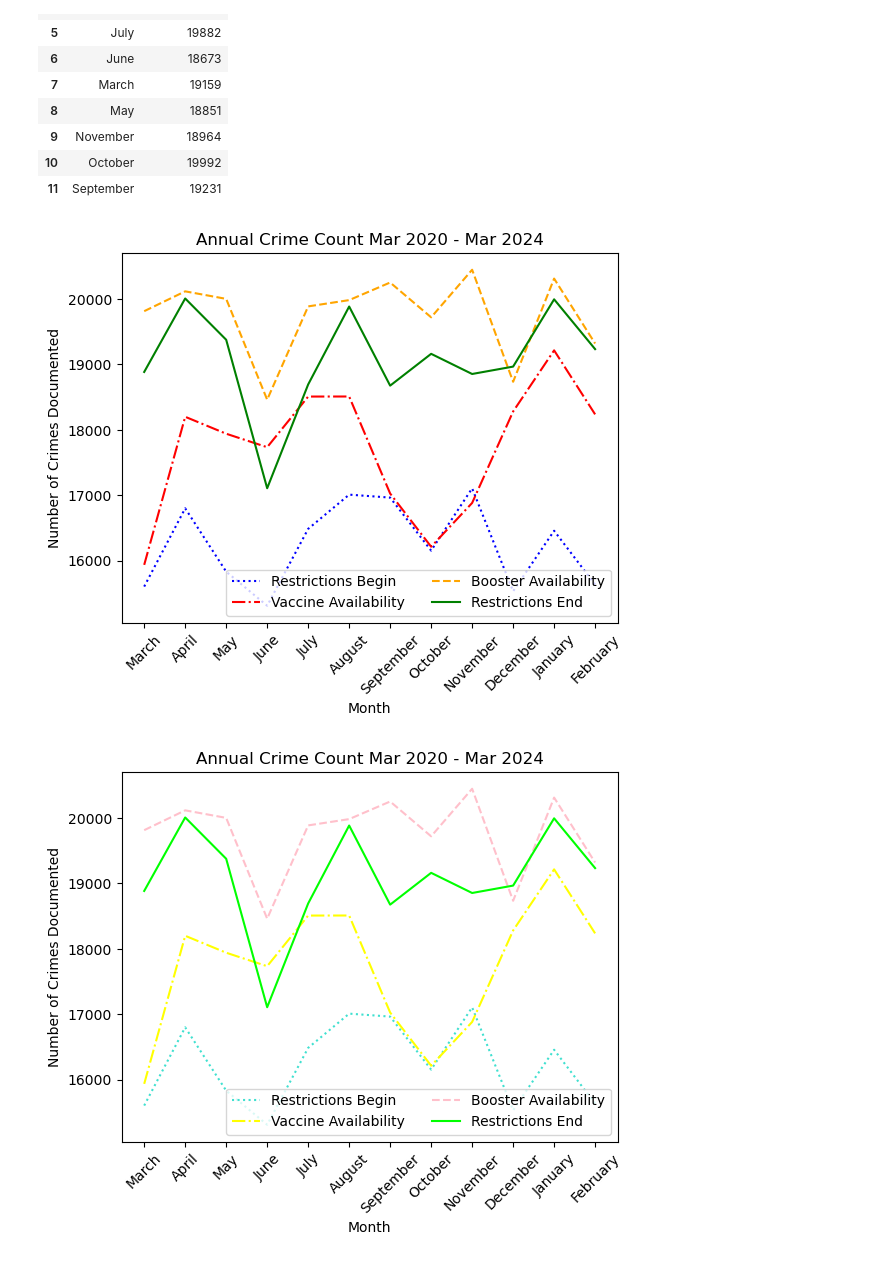
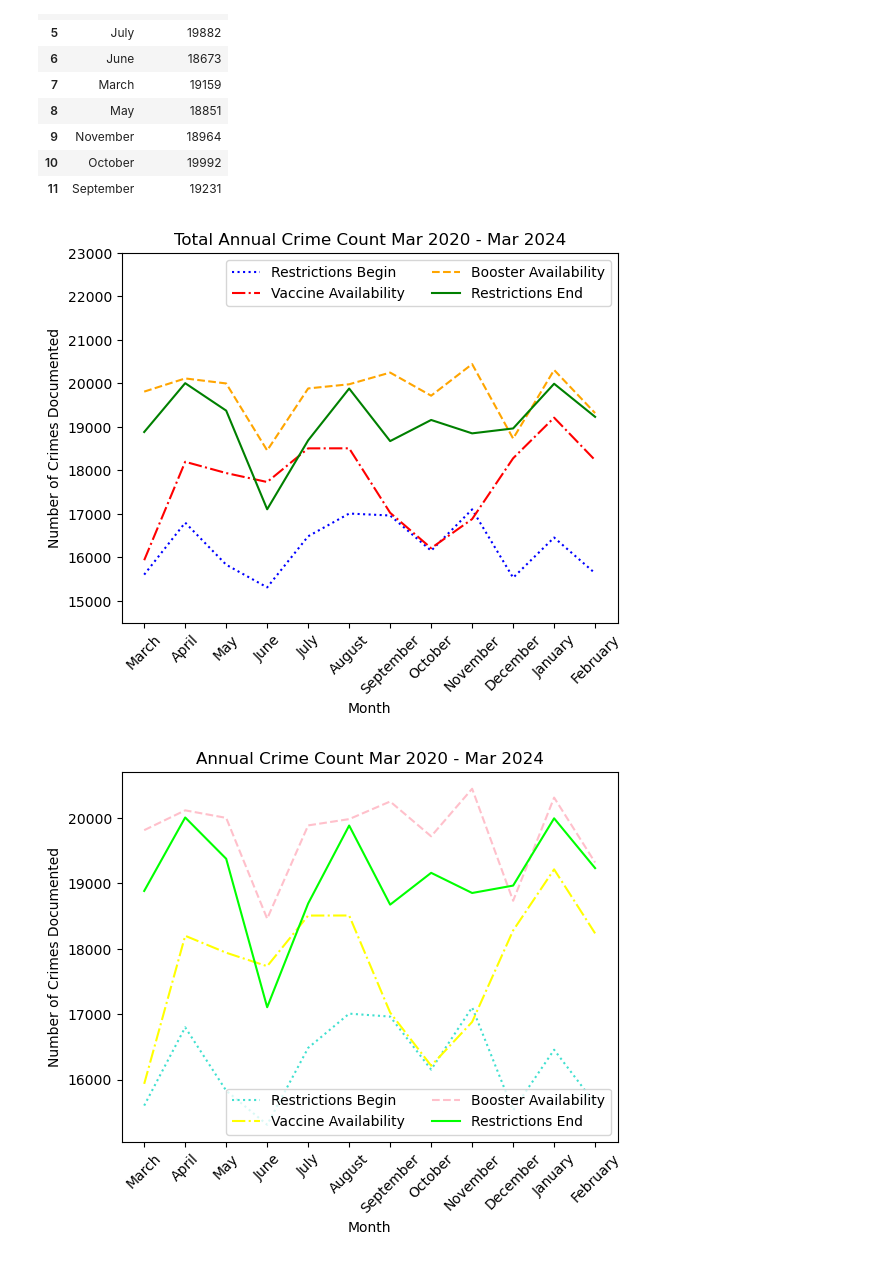
Before and after one commit to wiseorcool/Project-1-Team-4, a Jupyter notebook: 14042024_P1 YS/Project-1-Team-4-Brendan-s-Branch/April 10th Initial Graphs/Working_Refined_ish.ipynb, the cells around one changed output. Drawn from its saved outputs; the diff is of its cells as text; code cells hidden in the pictures.

```diff
--- a/14042024_P1 YS/Project-1-Team-4-Brendan-s-Branch/April 10th Initial Graphs/Working_Refined_ish.ipynb
+++ b/14042024_P1 YS/Project-1-Team-4-Brendan-s-Branch/April 10th Initial Graphs/Working_Refined_ish.ipynb
@@ -1157,31 +1157,32 @@ sum2023
 # %%
 #x_1=sum2020["Month"]
 x_1 = ["March", "April", "May", "June", "July", "August", "September", "October", "November", "December", "January", "February",]
 y_1=sum2020["Total Counts"]
 y_2=sum2021["Total Counts"]
 y_3=sum2022["Total Counts"]
 y_4=sum2023["Total Counts"]
 
 plt.plot(x_1,y_1, color='blue', linestyle='dotted', label="Restrictions Begin")
 plt.plot(x_1,y_2, color='red', linestyle='dashdot', label="Vaccine Availability")
 plt.plot(x_1,y_3, color='orange', linestyle='dashed', label="Booster Availability")
 plt.plot(x_1,y_4, color='green', linestyle='solid', label="Restrictions End")
 plt.xticks(rotation=45)
 plt.xlabel("Month")
 plt.ylabel("Number of Crimes Documented")
 
-plt.legend(loc='lower right', ncol=2)
+plt.ylim(14500, 23000)
+plt.legend(loc='upper right', ncol=2)
 plt.tight_layout
-plt.title("Annual Crime Count Mar 2020 - Mar 2024")
+plt.title("Total Annual Crime Count Mar 2020 - Mar 2024")
 
 #plt.axvline(("March"), color="blue")
 #plt.text("March", 20300,"COVID Restrictions Begin", fontsize=8, bbox=dict(facecolor="blue", edgecolor="blue"))
 plt.show()
 
 #plt.savefig("Annual_Total_Vs_Year.pdf", bbox_inches="tight")
 #stackoverflow: https://stackoverflow.com/questions/9622163/save-plot-to-image-file-instead-of-displaying-it
 # %% [output]
-[figure, old version]
+[figure, new version]
 # %%
 x_1 = ["March", "April", "May", "June", "July", "August", "September", "October", "November", "December", "January", "February",]
 y_1=sum2020["Total Counts"]
```
Also changed, not shown: parts of 25 cells of this notebook, 3 other files.
